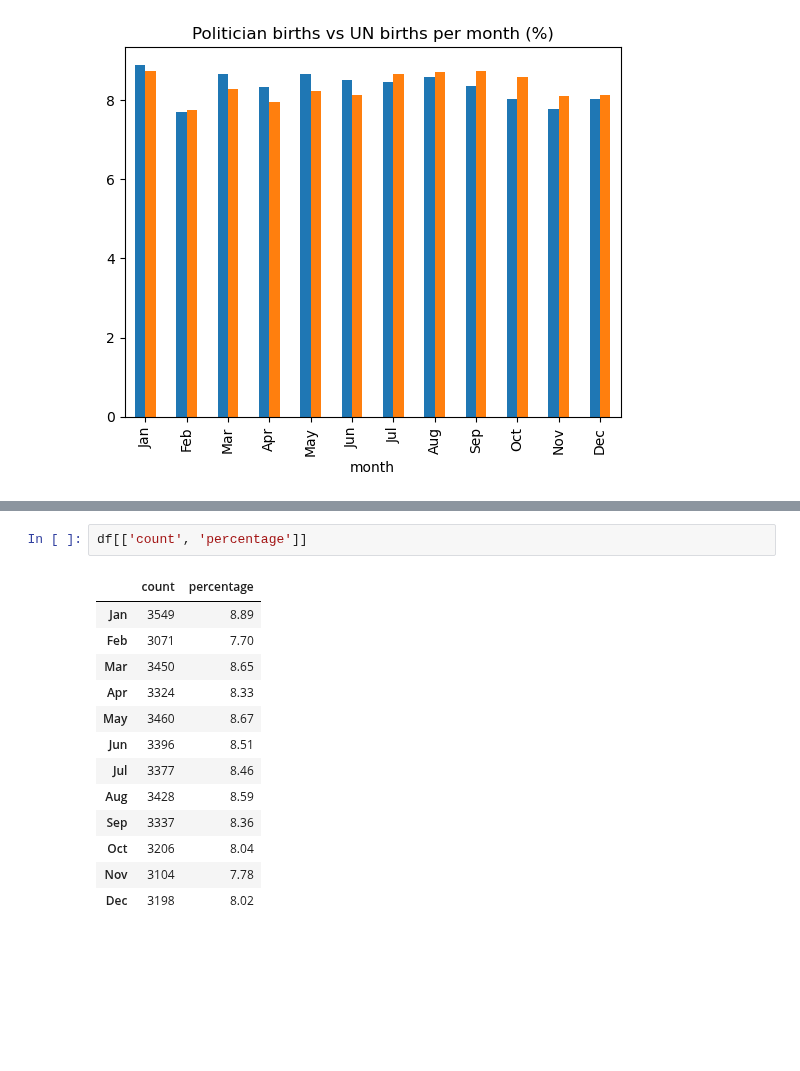
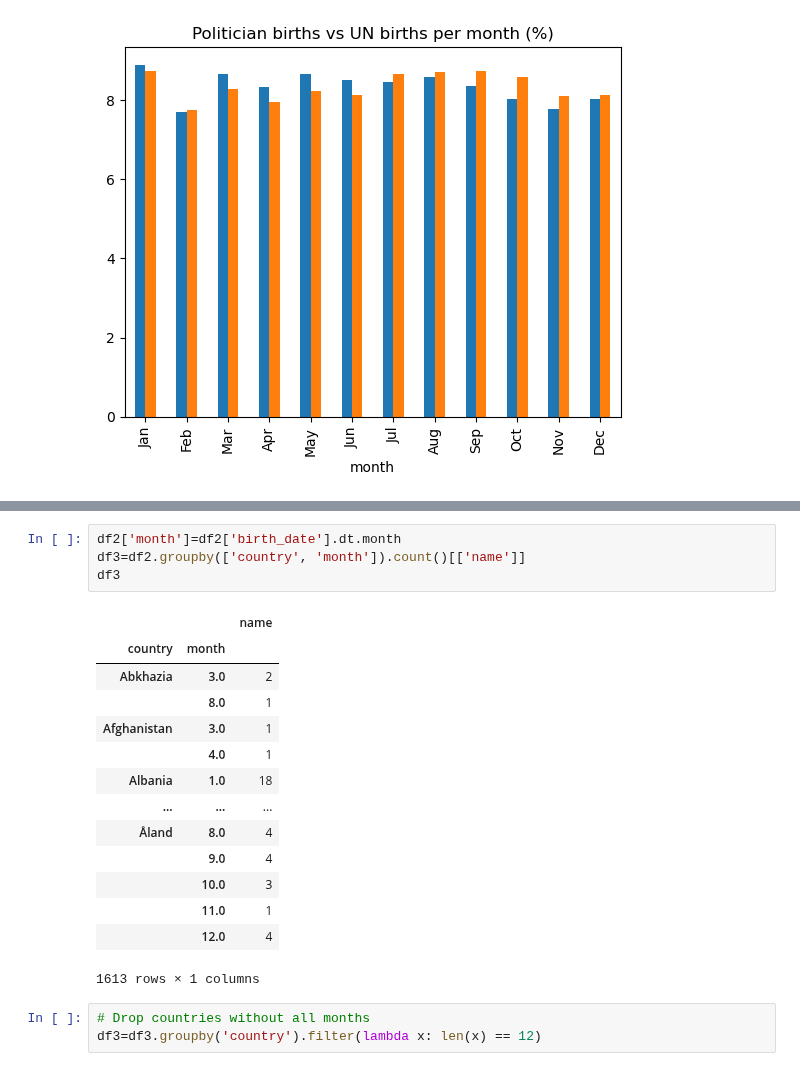
Before and after one commit to OjasSB/DS105, a Jupyter notebook: notebooks/Analysis with selected data.ipynb, the cells around one changed output, grey strips where cells are left out. Cells and saved outputs as stored; diff of their text form; blank space fills up the shorter version.

```diff
--- a/notebooks/Analysis with selected data.ipynb
+++ b/notebooks/Analysis with selected data.ipynb
@@ -149,16 +149,22 @@ ggplot(df,aes(x='df.index',y='percentage')) \
-# %%
-df[['count', 'percentage']]
-# %% [output]
-|  | count | percentage |
-| Jan | 3549 | 8.89 |
-| Feb | 3071 | 7.70 |
-| Mar | 3450 | 8.65 |
-| Apr | 3324 | 8.33 |
-| May | 3460 | 8.67 |
-| Jun | 3396 | 8.51 |
-| Jul | 3377 | 8.46 |
-| Aug | 3428 | 8.59 |
-| Sep | 3337 | 8.36 |
-| Oct | 3206 | 8.04 |
-| Nov | 3104 | 7.78 |
-| Dec | 3198 | 8.02 |
+# %%
+df2['month']=df2['birth_date'].dt.month
+df3=df2.groupby(['country', 'month']).count()[['name']]
+df3
+# %% [output]
+|  |  | name |
+| country | month |  |
+| Abkhazia | 3.0 | 2 |
+|  | 8.0 | 1 |
+| Afghanistan | 3.0 | 1 |
+|  | 4.0 | 1 |
+| Albania | 1.0 | 18 |
+| ... | ... | ... |
+| Åland | 8.0 | 4 |
+|  | 9.0 | 4 |
+|  | 10.0 | 3 |
+|  | 11.0 | 1 |
+|  | 12.0 | 4 |
+1613 rows × 1 columns
+# %%
+# Drop countries without all months
+df3=df3.groupby('country').filter(lambda x: len(x) == 12)
```
Also changed, not shown: parts of 4 cells of this notebook, 4 other files.
